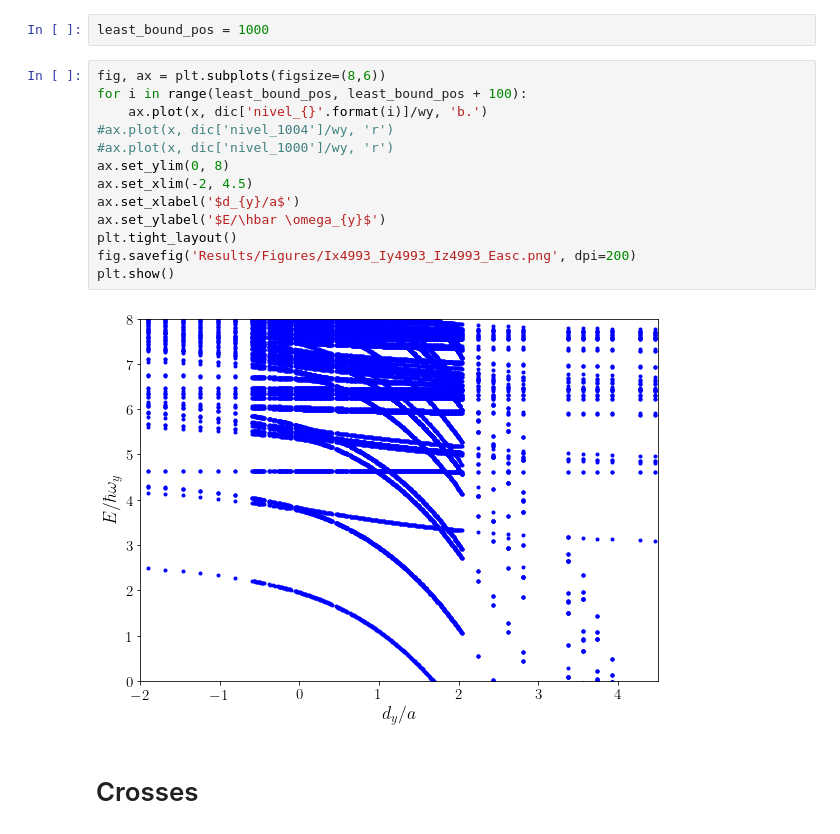
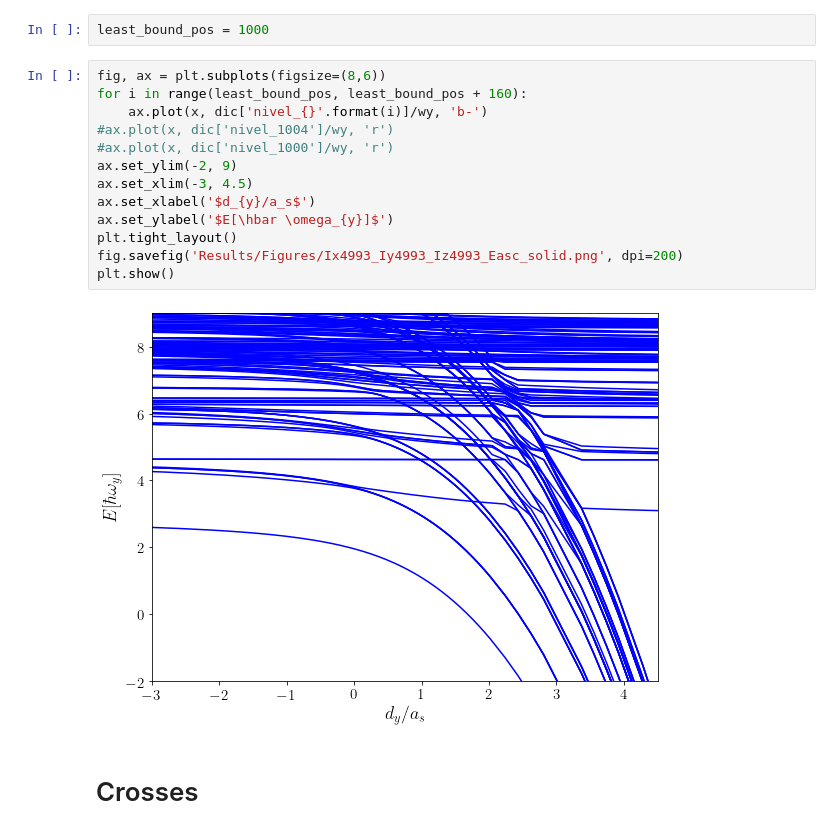
Before and after one commit to TsspGit/Ultracold_Atoms_src, a Jupyter notebook: Analysis/q3d/Energies_Analysis_4993_4993_4993.ipynb, the cells around one changed output. Drawn from its saved outputs; the diff is of its cells as text.

```diff
--- a/Analysis/q3d/Energies_Analysis_4993_4993_4993.ipynb
+++ b/Analysis/q3d/Energies_Analysis_4993_4993_4993.ipynb
@@ -72,19 +73,19 @@ dic = transpose_energies(Data)
 least_bound_pos = 1000
 # %%
 fig, ax = plt.subplots(figsize=(8,6))
-for i in range(least_bound_pos, least_bound_pos + 100):
-    ax.plot(x, dic['nivel_{}'.format(i)]/wy, 'b.')
+for i in range(least_bound_pos, least_bound_pos + 160):
+    ax.plot(x, dic['nivel_{}'.format(i)]/wy, 'b-')
 #ax.plot(x, dic['nivel_1004']/wy, 'r')
 #ax.plot(x, dic['nivel_1000']/wy, 'r')
-ax.set_ylim(0, 8)
-ax.set_xlim(-2, 4.5)
-ax.set_xlabel('$d_{y}/a$')
-ax.set_ylabel('$E/\hbar \omega_{y}$')
+ax.set_ylim(-2, 9)
+ax.set_xlim(-3, 4.5)
+ax.set_xlabel('$d_{y}/a_s$')
+ax.set_ylabel('$E[\hbar \omega_{y}]$')
 plt.tight_layout()
-fig.savefig('Results/Figures/Ix4993_Iy4993_Iz4993_Easc.png', dpi=200)
+fig.savefig('Results/Figures/Ix4993_Iy4993_Iz4993_Easc_solid.png', dpi=200)
 plt.show()
 # %% [output]
-[figure, old version]
+[figure, new version]
 # %% [markdown]
 # Crosses
 # %%
```
Also changed, not shown: parts of 3 cells of this notebook, 28 other files.
